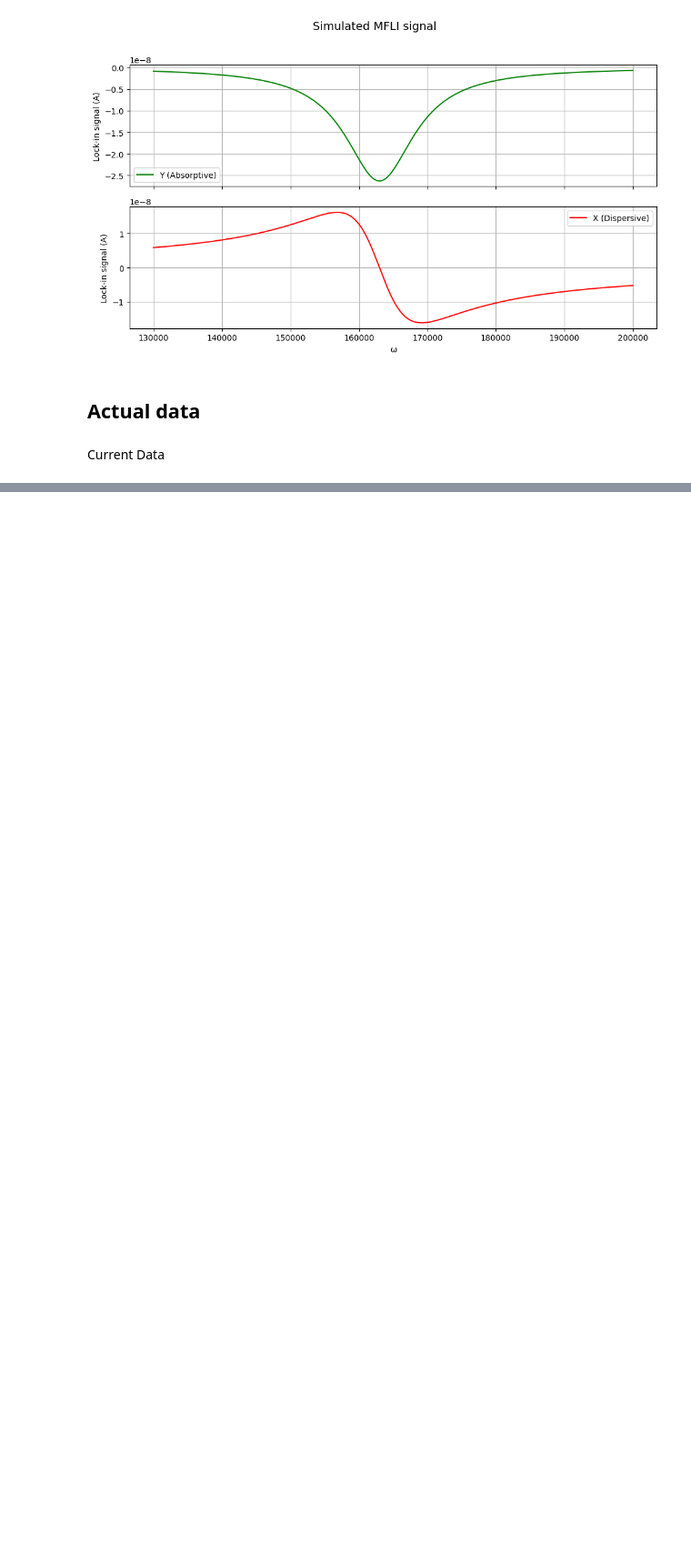
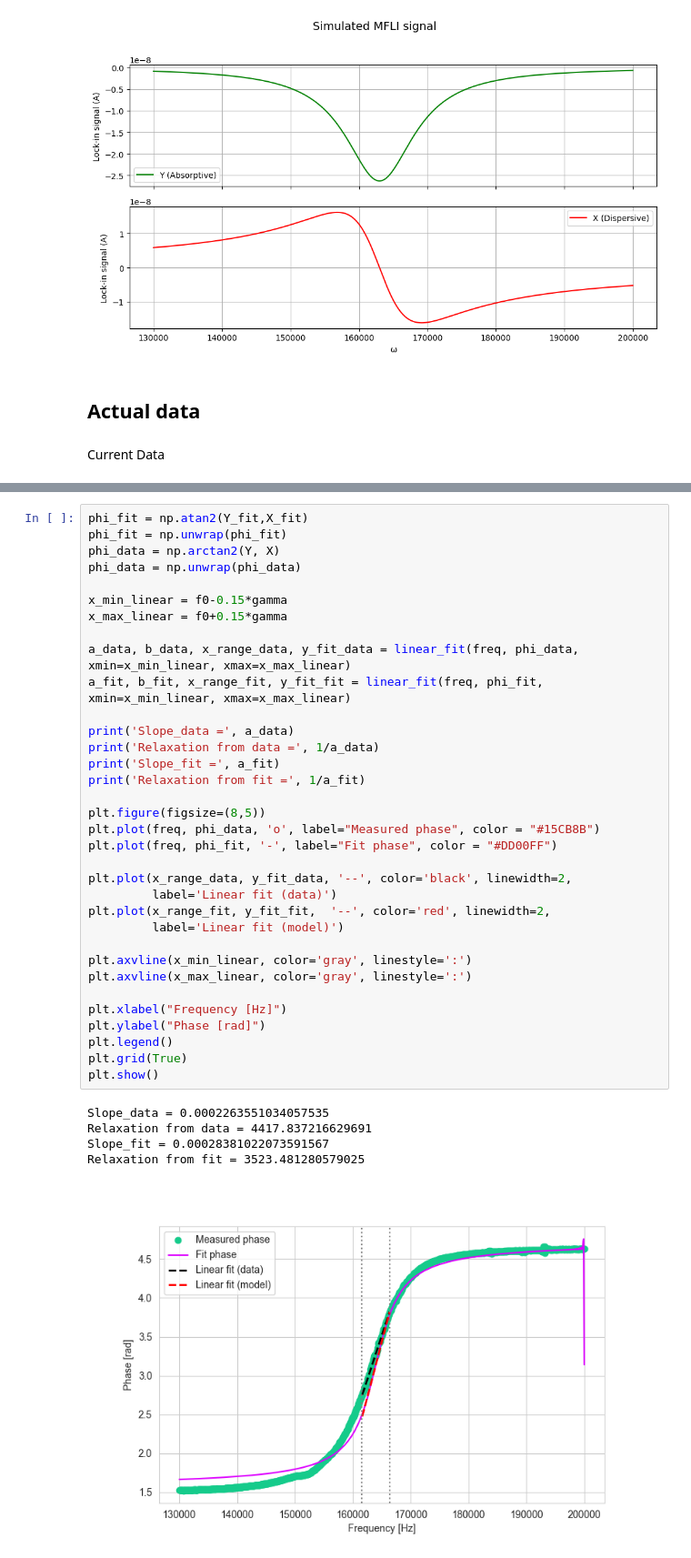
Before and after one commit to GuillaumeCLEMENT314/FHNW-, a Jupyter notebook: Experiment_vs_Simulation.ipynb, the cells around one changed output, grey strips where cells are left out. Shown at 91% size. Cells and saved outputs as stored; diff of their text form; blank space fills up the shorter version.

```diff
--- a/Experiment_vs_Simulation.ipynb
+++ b/Experiment_vs_Simulation.ipynb
@@ -982,0 +887,40 @@ plt.show()
+# %%
+phi_fit = np.atan2(Y_fit,X_fit)
+phi_fit = np.unwrap(phi_fit)
+phi_data = np.arctan2(Y, X)
+phi_data = np.unwrap(phi_data)
+
+x_min_linear = f0-0.15*gamma
+x_max_linear = f0+0.15*gamma
+
+a_data, b_data, x_range_data, y_fit_data = linear_fit(freq, phi_data, xmin=x_min_linear, xmax=x_max_linear)
+a_fit, b_fit, x_range_fit, y_fit_fit = linear_fit(freq, phi_fit, xmin=x_min_linear, xmax=x_max_linear)
+
+print('Slope_data =', a_data)
+print('Relaxation from data =', 1/a_data)
+print('Slope_fit =', a_fit)
+print('Relaxation from fit =', 1/a_fit)
+
+plt.figure(figsize=(8,5))
+plt.plot(freq, phi_data, 'o', label="Measured phase", color = "#15CB8B")
+plt.plot(freq, phi_fit, '-', label="Fit phase", color = "#DD00FF")
+
+plt.plot(x_range_data, y_fit_data, '--', color='black', linewidth=2,
+         label='Linear fit (data)')
+plt.plot(x_range_fit, y_fit_fit,  '--', color='red', linewidth=2,
+         label='Linear fit (model)')
+
+plt.axvline(x_min_linear, color='gray', linestyle=':')
+plt.axvline(x_max_linear, color='gray', linestyle=':')
+
+plt.xlabel("Frequency [Hz]")
+plt.ylabel("Phase [rad]")
+plt.legend()
+plt.grid(True)
+plt.show()
+# %% [output]
+Slope_data = 0.0002263551034057535
+Relaxation from data = 4417.837216629691
+Slope_fit = 0.00028381022073591567
+Relaxation from fit = 3523.481280579025
+[figure, added]
```
Also changed, not shown: parts of 51 cells of this notebook, 10 other files.
